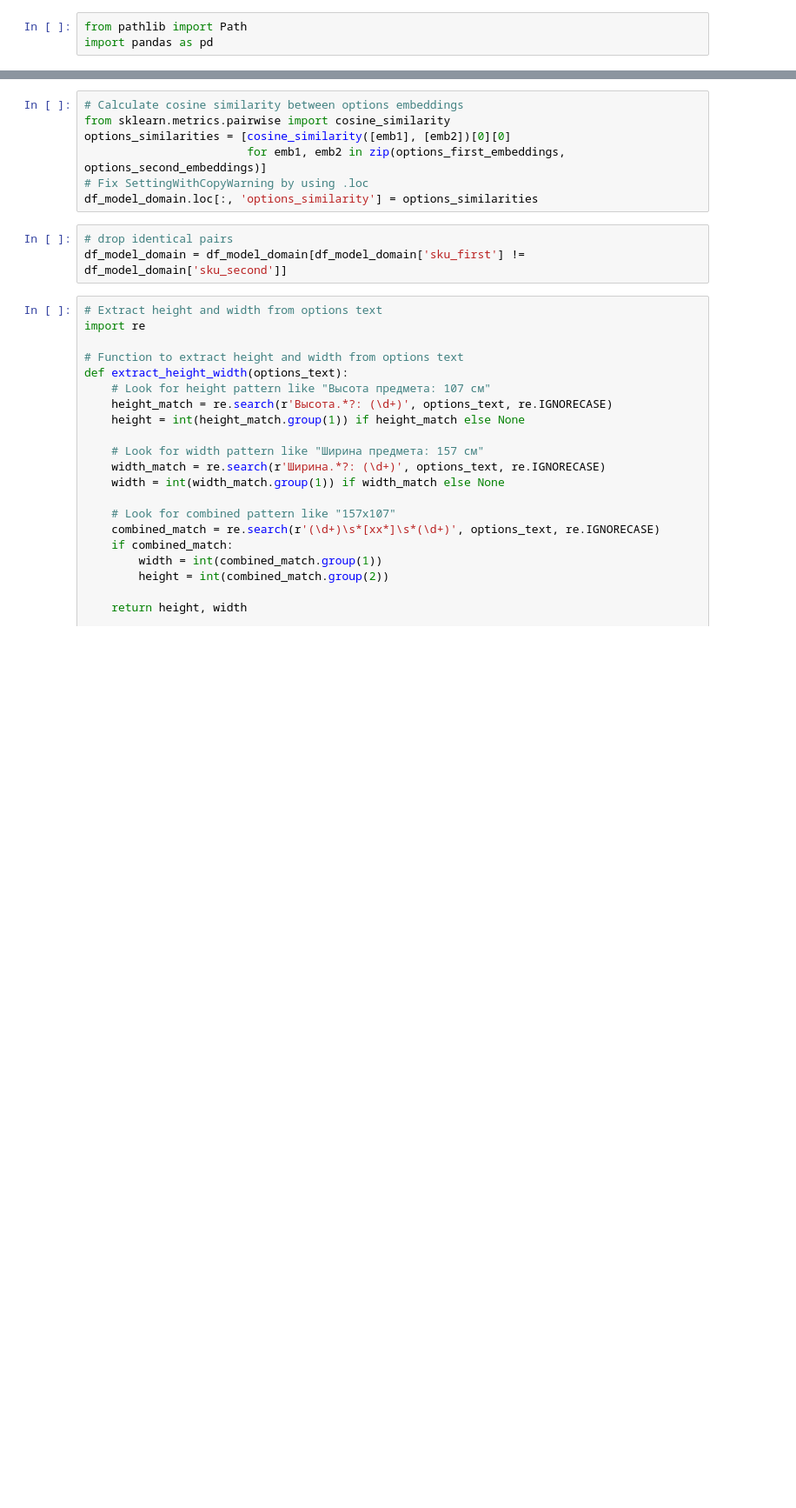
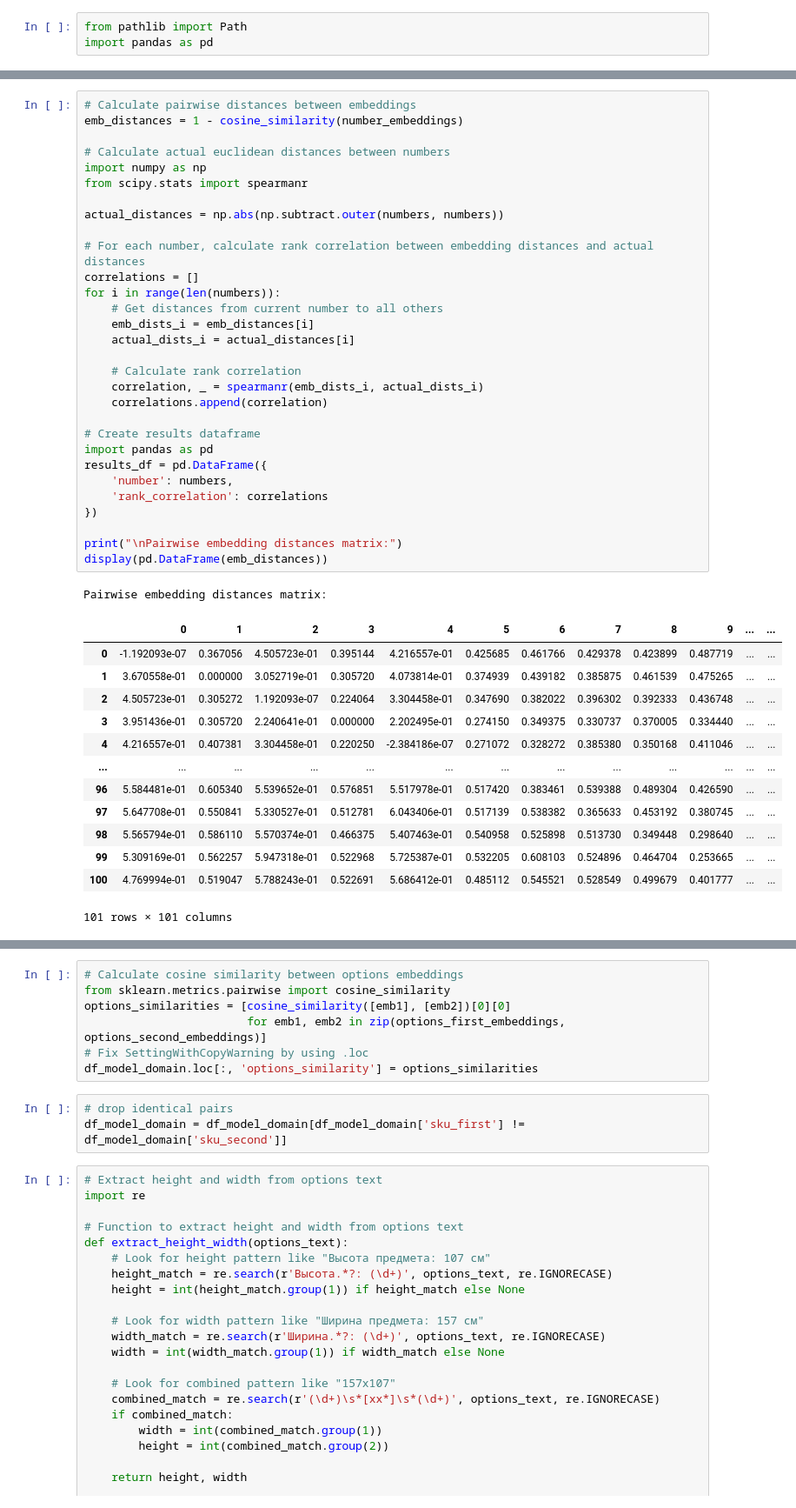
Before and after one commit to tony-pitchblack/marketplace_analytics, a Jupyter notebook: competitors-xgb/analyze_sentence_embeddings.ipynb, the cells around one changed output, grey strips where cells are left out. Shown at 87% size. Cells and saved outputs as stored; diff of their text form; blank space fills up the shorter version.

```diff
--- a/competitors-xgb/analyze_sentence_embeddings.ipynb
+++ b/competitors-xgb/analyze_sentence_embeddings.ipynb
@@ -70,0 +37,45 @@ sbert = SentenceTransformer(SBERT_MODEL, device=DEVICE)
+# %%
+# Calculate pairwise distances between embeddings
+emb_distances = 1 - cosine_similarity(number_embeddings)
+
+# Calculate actual euclidean distances between numbers
+import numpy as np
+from scipy.stats import spearmanr
+
+actual_distances = np.abs(np.subtract.outer(numbers, numbers))
+
+# For each number, calculate rank correlation between embedding distances and actual distances
+correlations = []
+for i in range(len(numbers)):
+    # Get distances from current number to all others
+    emb_dists_i = emb_distances[i]
+    actual_dists_i = actual_distances[i]
+
+    # Calculate rank correlation
+    correlation, _ = spearmanr(emb_dists_i, actual_dists_i)
+    correlations.append(correlation)
+
+# Create results dataframe
+import pandas as pd
+results_df = pd.DataFrame({
+    'number': numbers,
+    'rank_correlation': correlations
+})
+
+print("\nPairwise embedding distances matrix:")
+display(pd.DataFrame(emb_distances))
+# %% [output]
+Pairwise embedding distances matrix:
+|  | 0 | 1 | 2 | 3 | 4 | 5 | 6 | 7 | 8 | 9 | ... | ... |
+| 0 | -1.192093e-07 | 0.367056 | 4.505723e-01 | 0.395144 | 4.216557e-01 | 0.425685 | 0.461766 | 0.429378 | 0.423899 | 0.487719 | ... | ... |
+| 1 | 3.670558e-01 | 0.000000 | 3.052719e-01 | 0.305720 | 4.073814e-01 | 0.374939 | 0.439182 | 0.385875 | 0.461539 | 0.475265 | ... | ... |
+| 2 | 4.505723e-01 | 0.305272 | 1.192093e-07 | 0.224064 | 3.304458e-01 | 0.347690 | 0.382022 | 0.396302 | 0.392333 | 0.436748 | ... | ... |
+| 3 | 3.951436e-01 | 0.305720 | 2.240641e-01 | 0.000000 | 2.202495e-01 | 0.274150 | 0.349375 | 0.330737 | 0.370005 | 0.334440 | ... | ... |
+| 4 | 4.216557e-01 | 0.407381 | 3.304458e-01 | 0.220250 | -2.384186e-07 | 0.271072 | 0.328272 | 0.385380 | 0.350168 | 0.411046 | ... | ... |
+| ... | ... | ... | ... | ... | ... | ... | ... | ... | ... | ... | ... | ... |
+| 96 | 5.584481e-01 | 0.605340 | 5.539652e-01 | 0.576851 | 5.517978e-01 | 0.517420 | 0.383461 | 0.539388 | 0.489304 | 0.426590 | ... | ... |
+| 97 | 5.647708e-01 | 0.550841 | 5.330527e-01 | 0.512781 | 6.043406e-01 | 0.517139 | 0.538382 | 0.365633 | 0.453192 | 0.380745 | ... | ... |
+| 98 | 5.565794e-01 | 0.586110 | 5.570374e-01 | 0.466375 | 5.407463e-01 | 0.540958 | 0.525898 | 0.513730 | 0.349448 | 0.298640 | ... | ... |
+| 99 | 5.309169e-01 | 0.562257 | 5.947318e-01 | 0.522968 | 5.725387e-01 | 0.532205 | 0.608103 | 0.524896 | 0.464704 | 0.253665 | ... | ... |
+| 100 | 4.769994e-01 | 0.519047 | 5.788243e-01 | 0.522691 | 5.686412e-01 | 0.485112 | 0.545521 | 0.528549 | 0.499679 | 0.401777 | ... | ... |
+101 rows × 101 columns
```
Also changed, not shown: parts of 13 cells of this notebook.
